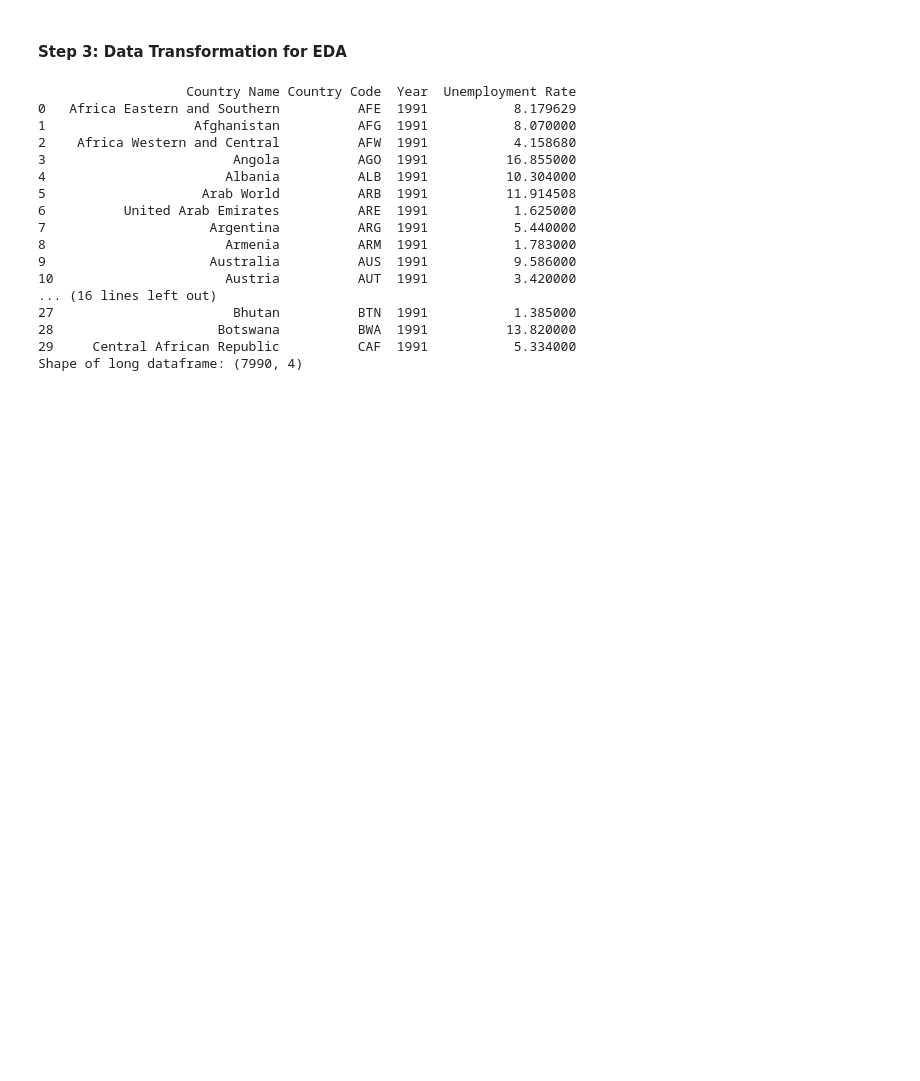
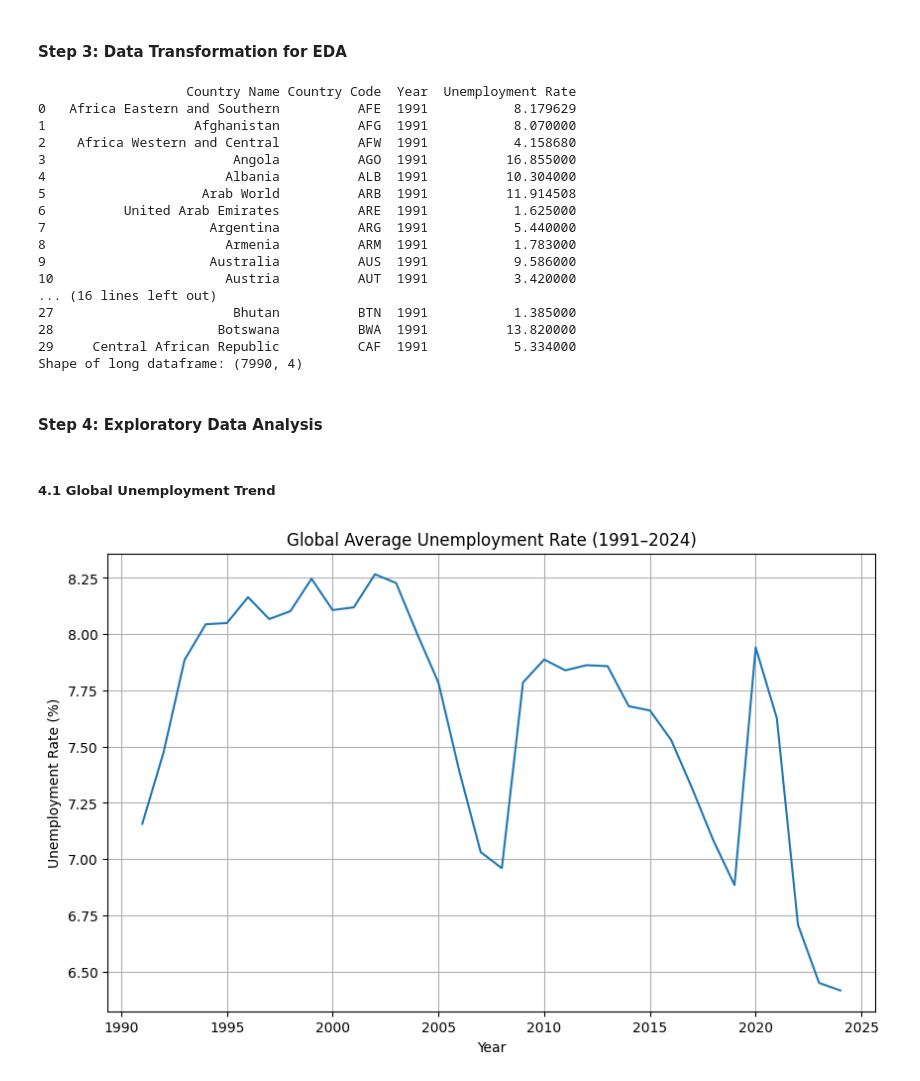
Before and after one commit to Josh-chief/Unemployment_Rate, a Jupyter notebook: Unemployment_Rates.ipynb, the cells around one changed output. Drawn from its saved outputs; the diff is of its cells as text; code cells hidden in the pictures; blank space fills up the shorter version.

```diff
--- a/Unemployment_Rates.ipynb
+++ b/Unemployment_Rates.ipynb
@@ -338,3 +338,26 @@ print(f"Shape of long dataframe: {df_long.shape}")
 28                     Botswana          BWA  1991          13.820000
 29     Central African Republic          CAF  1991           5.334000
 Shape of long dataframe: (7990, 4)
+# %% [markdown]
+#### Step 4: Exploratory Data Analysis
+# %% [markdown]
+##### 4.1 Global Unemployment Trend
+# %%
+# Calculate mean unemployment rate by year
+global_trend = df_long.groupby('Year')['Unemployment Rate'].mean().reset_index()
+
+# Create a line chart
+plt.figure(figsize=(10, 6))
+sns.lineplot(data=global_trend, x='Year', y='Unemployment Rate')
+plt.title('Global Average Unemployment Rate (1991–2024)')
+plt.xlabel('Year')
+plt.ylabel('Unemployment Rate (%)')
+plt.grid(True)
+plt.show()
+
+
+# This plot shows how the global average unemployment rate changes over time,
+# highlighting key trends such as spikes during major economic crises
+# (e.g., the 2008–2009 financial crisis and the 2020 pandemic).
+# %% [output]
+[figure, added]
```
Also changed, not shown: parts of 6 cells of this notebook.
